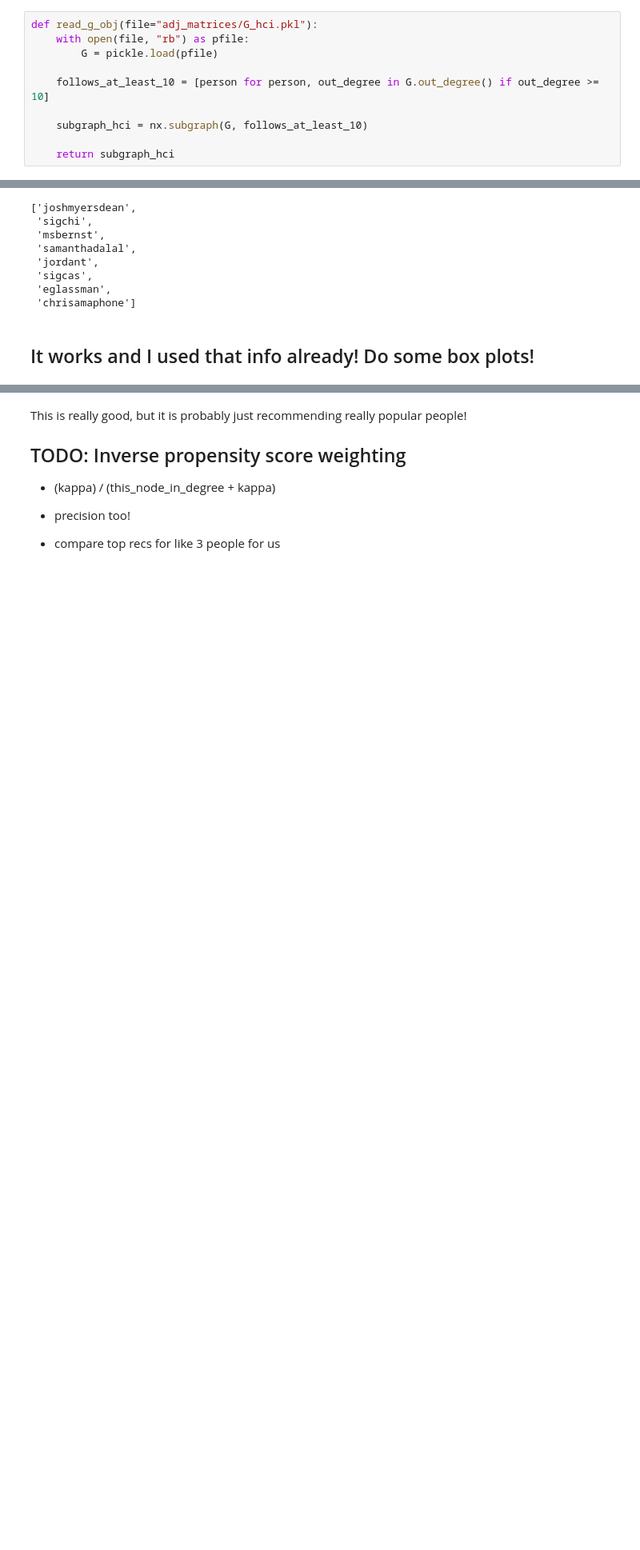
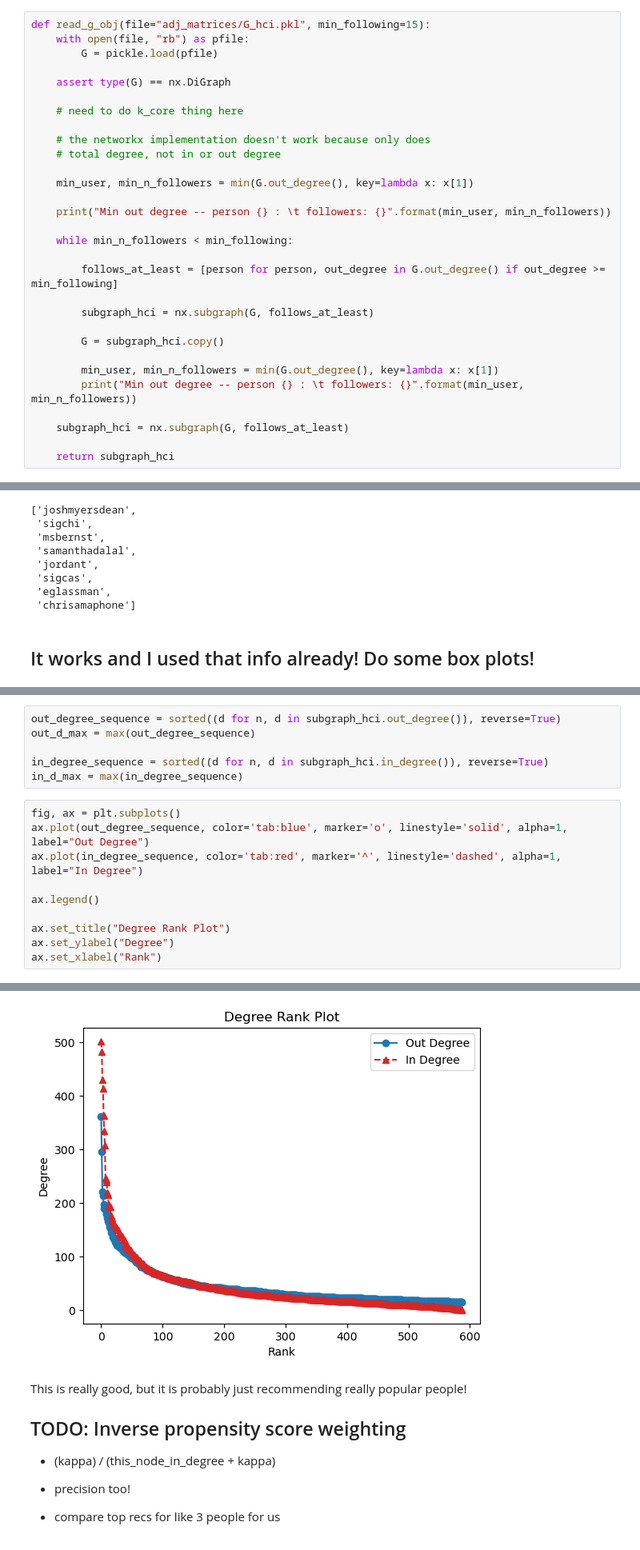
Before and after one commit to nicholson2208/rec-sys-final-project, a Jupyter notebook: PageRank.ipynb, the cells around one changed output, grey strips where cells are left out. Shown: that part at 80% size. Saved outputs shown, nothing was run; the diff lists cells and outputs as text; blank space fills up the shorter version.

```diff
--- a/PageRank.ipynb
+++ b/PageRank.ipynb
@@ -18,13 +18,33 @@ from collections import defaultdict
 # %% [markdown]
 ## Read in files
 # %%
-def read_g_obj(file="adj_matrices/G_hci.pkl"):
+def read_g_obj(file="adj_matrices/G_hci.pkl", min_following=15):
     with open(file, "rb") as pfile:
         G = pickle.load(pfile)
 
-    follows_at_least_10 = [person for person, out_degree in G.out_degree() if out_degree >= 10]
+    assert type(G) == nx.DiGraph
 
-    subgraph_hci = nx.subgraph(G, follows_at_least_10)
+    # need to do k_core thing here
+
+    # the networkx implementation doesn't work because only does
+    # total degree, not in or out degree
+
+    min_user, min_n_followers = min(G.out_degree(), key=lambda x: x[1])
+
+    print("Min out degree -- person {} : \t followers: {}".format(min_user, min_n_followers))
+
+    while min_n_followers < min_following:
+
+        follows_at_least = [person for person, out_degree in G.out_degree() if out_degree >= min_following]
+
+        subgraph_hci = nx.subgraph(G, follows_at_least)
+
+        G = subgraph_hci.copy()
+
+        min_user, min_n_followers = min(G.out_degree(), key=lambda x: x[1])
+        print("Min out degree -- person {} : \t followers: {}".format(min_user, min_n_followers))
+
+    subgraph_hci = nx.subgraph(G, follows_at_least)
 
     return subgraph_hci
 # %%
@@ -714,0 +742,17 @@ Text(0.5, 0.98, 'Precision and nDCG Across 5 folds of the HCI Social Graph')
+# %%
+out_degree_sequence = sorted((d for n, d in subgraph_hci.out_degree()), reverse=True)
+out_d_max = max(out_degree_sequence)
+
+in_degree_sequence = sorted((d for n, d in subgraph_hci.in_degree()), reverse=True)
+in_d_max = max(in_degree_sequence)
+# %%
+fig, ax = plt.subplots()
+ax.plot(out_degree_sequence, color='tab:blue', marker='o', linestyle='solid', alpha=1, label="Out Degree")
+ax.plot(in_degree_sequence, color='tab:red', marker='^', linestyle='dashed', alpha=1, label="In Degree")
+
+ax.legend()
+
+ax.set_title("Degree Rank Plot")
+ax.set_ylabel("Degree")
+ax.set_xlabel("Rank")
+# %% [output]
@@ -715,3 +760,4 @@ Text(0.5, 0.98, 'Precision and nDCG Across 5 folds of the HCI Social Graph')
+[figure, added]
 # %% [markdown]
 This is really good, but it is probably just recommending really popular people!
 
```
Also changed, not shown: parts of 16 cells of this notebook.
